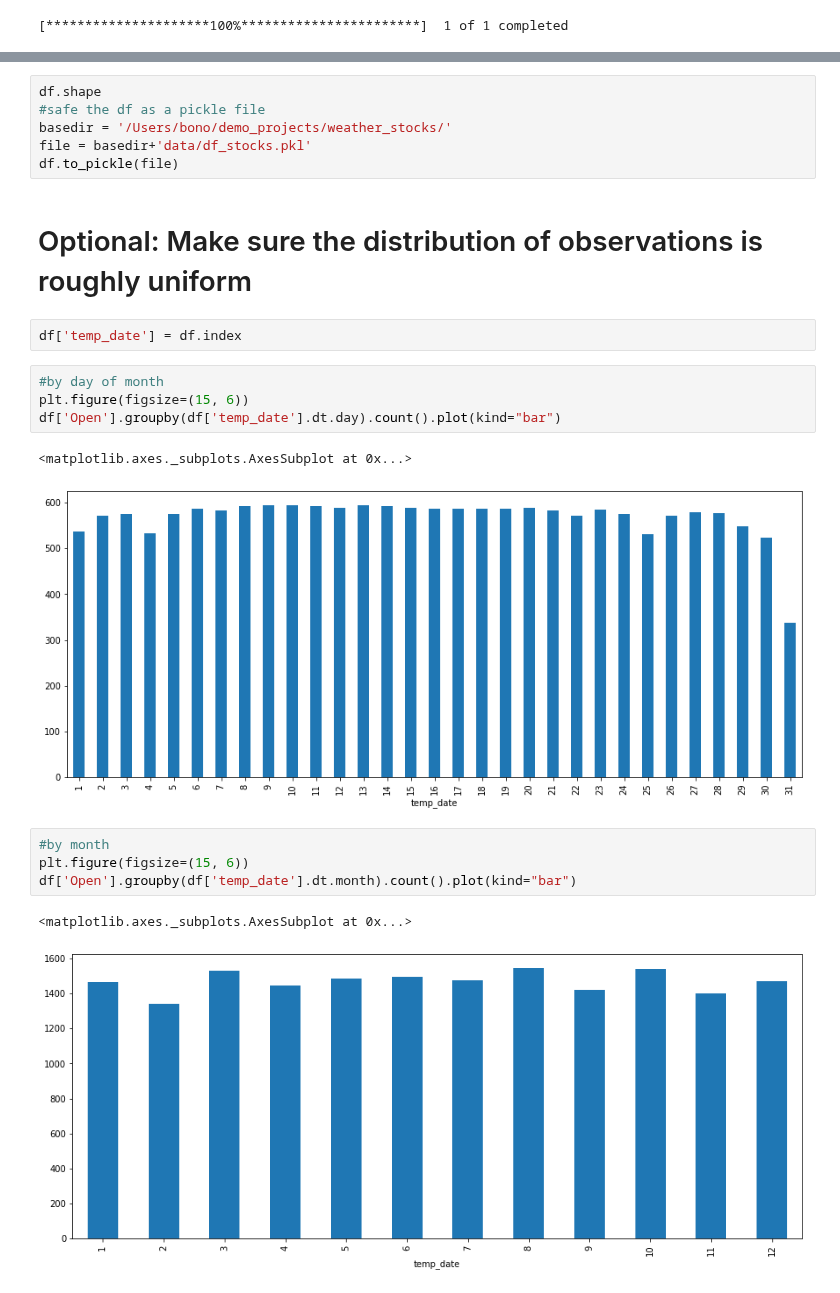
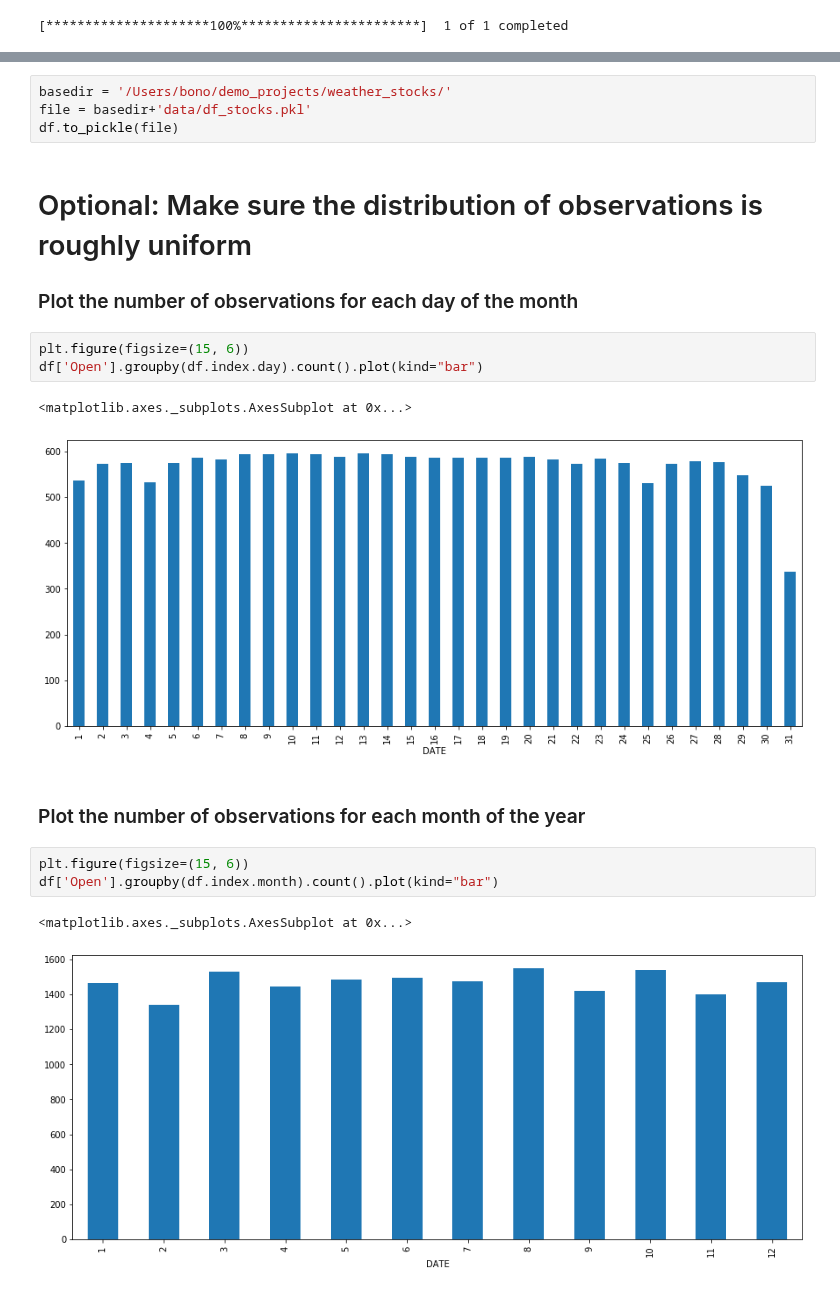
Before and after one commit to jasonbono/weather_stocks, a Jupyter notebook: scripts/web_scraping/scrape_yahoo.ipynb, the cells around one changed output, grey strips where cells are left out. Saved outputs shown, nothing was run; the diff lists cells and outputs as text.

```diff
--- a/scripts/web_scraping/scrape_yahoo.ipynb
+++ b/scripts/web_scraping/scrape_yahoo.ipynb
@@ -17,24 +23,22 @@ df.index = pd.to_datetime(df.index)
 # %%
-df.shape
-#safe the df as a pickle file
 basedir = '/Users/bono/demo_projects/weather_stocks/'
 file = basedir+'data/df_stocks.pkl'
 df.to_pickle(file)
 # %% [markdown]
 # Optional: Make sure the distribution of observations is roughly uniform
+
+### Plot the number of observations for each day of the month
-# %%
-df['temp_date'] = df.index
 # %%
-#by day of month
 plt.figure(figsize=(15, 6))
-df['Open'].groupby(df['temp_date'].dt.day).count().plot(kind="bar")
+df['Open'].groupby(df.index.day).count().plot(kind="bar")
 # %% [output]
 <matplotlib.axes._subplots.AxesSubplot at 0x...>
-[figure, old version]
+[figure, new version]
+# %% [markdown]
+### Plot the number of observations for each month of the year
 # %%
-#by month
 plt.figure(figsize=(15, 6))
-df['Open'].groupby(df['temp_date'].dt.month).count().plot(kind="bar")
+df['Open'].groupby(df.index.month).count().plot(kind="bar")
 # %% [output]
 <matplotlib.axes._subplots.AxesSubplot at 0x...>
-[figure, old version]
+[figure, new version]
```
Also changed, not shown: parts of 6 cells of this notebook, 2 other files.
